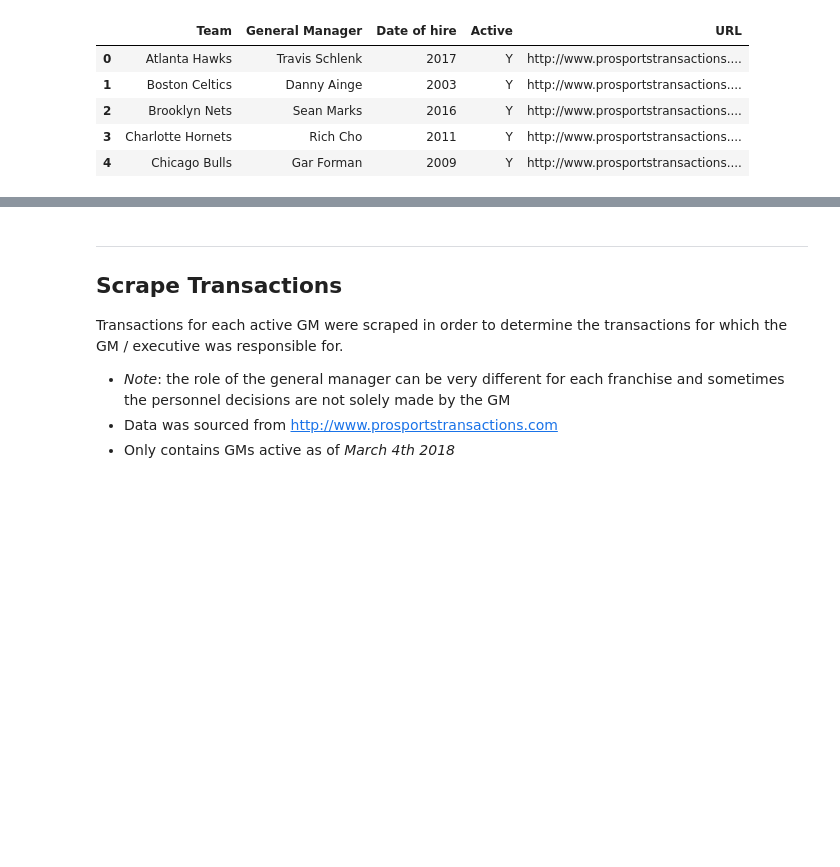
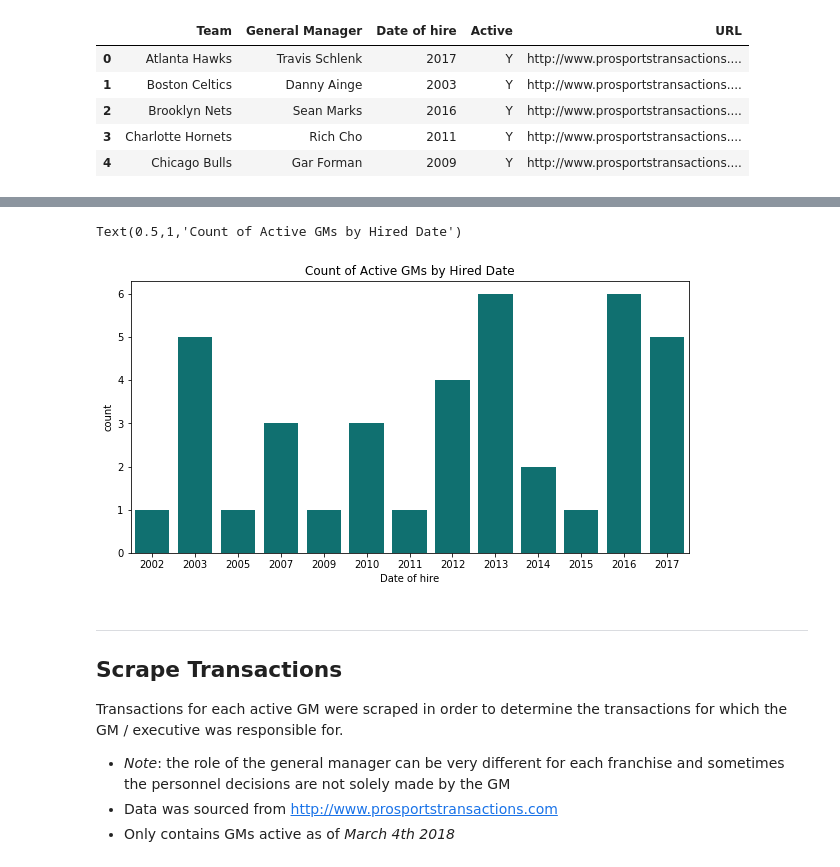
Before and after one commit to rberns28/NBA-GM-Scorer, a Jupyter notebook: ProjectV1.ipynb, the cells around one changed output, grey strips where cells are left out. Saved outputs shown, nothing was run; the diff lists cells and outputs as text; code cells hidden in the pictures; blank space fills up the shorter version.

Commit message:
Added visualization and descriptive statistics.  Additionally connected to salary and player statistics.

```diff
--- a/ProjectV1.ipynb
+++ b/ProjectV1.ipynb
@@ -29,4 +29,12 @@ gmCnt.set_title("Count of GMs by Hired Date")
 [figure]
+# %%
+gmNew = gm[(gm["Active"]=="Y")]
+plt.figure(figsize=(10,5))
+gmCnt = sns.countplot(x="Date of hire", data=gmNew,color='teal')
+gmCnt.set_title("Count of Active GMs by Hired Date")
+# %% [output]
+Text(0.5,1,'Count of Active GMs by Hired Date')
+[figure, added]
 # %% [markdown]
 ---
 ## Scrape Transactions
```
Also changed, not shown: parts of 43 cells of this notebook.
